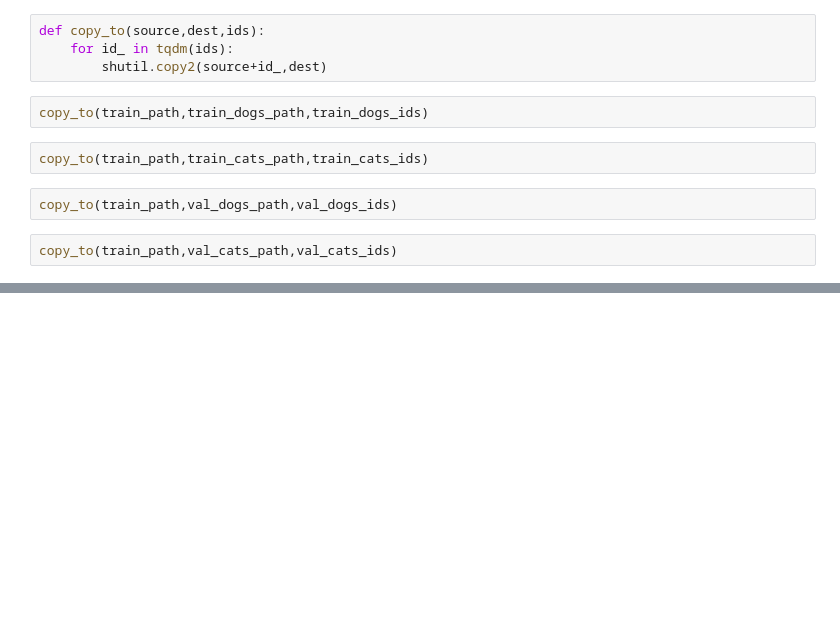
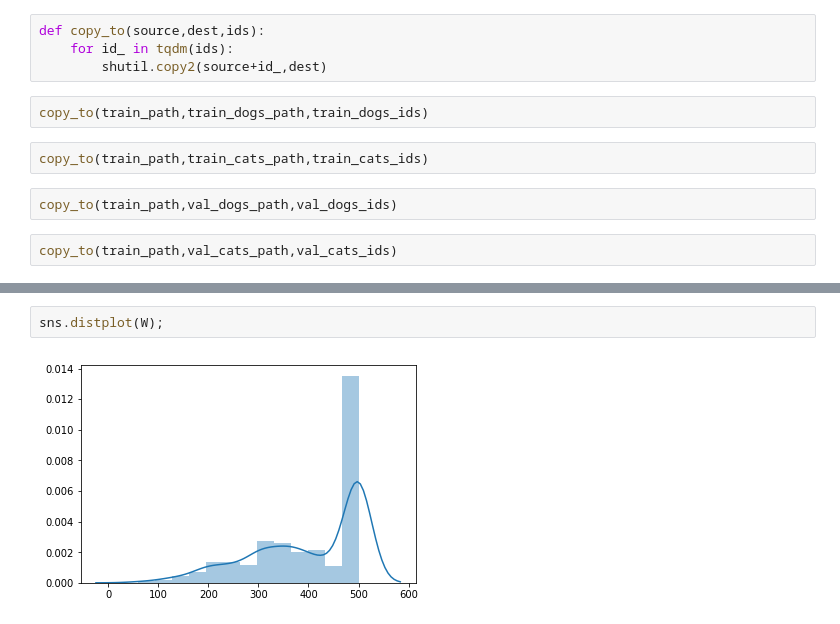
Before and after one commit to garikdza/ISTC_ML_course, a Jupyter notebook: Deep_Learning/CNNs/Homeworks/Homework_2.ipynb, the cells around one changed output, grey strips where cells are left out. Drawn from its saved outputs; the diff is of its cells as text; blank space fills up the shorter version.

```diff
--- a/Deep_Learning/CNNs/Homeworks/Homework_2.ipynb
+++ b/Deep_Learning/CNNs/Homeworks/Homework_2.ipynb
@@ -71,0 +111,4 @@ copy_to(train_path,val_cats_path,val_cats_ids)
+# %%
+sns.distplot(W);
+# %% [output]
+[figure, added]
```
Also changed, not shown: parts of 10 cells of this notebook.
